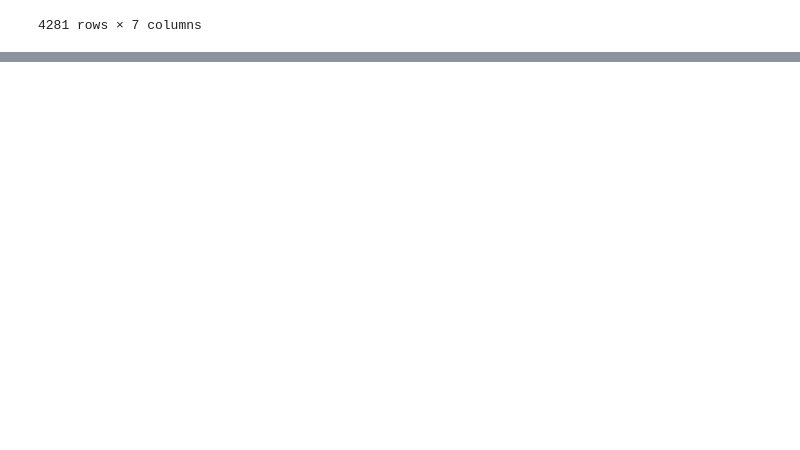
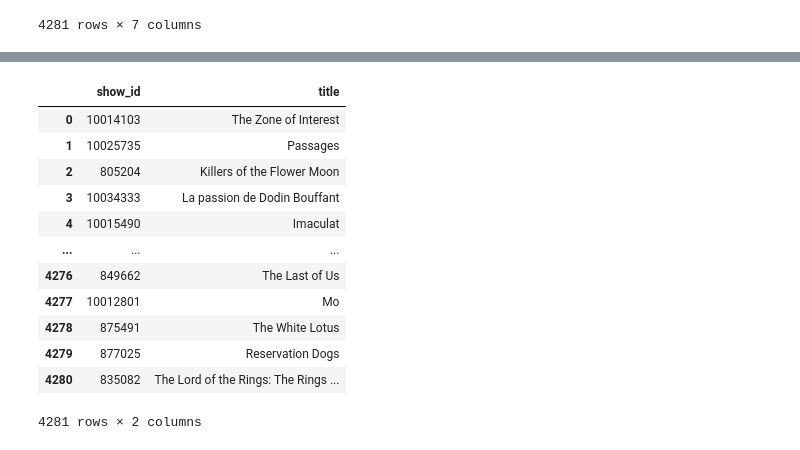
Before and after one commit to Michal299/mm-review-based-rate-ai, a Jupyter notebook: scrapper/filmweb_scrapper.ipynb, the cells around one changed output, grey strips where cells are left out. Cells and saved outputs as stored; diff of their text form; code cells hidden in the pictures; blank space fills up the shorter version.

Commit message:
s3: extend dataset with movie names

```diff
--- a/scrapper/filmweb_scrapper.ipynb
+++ b/scrapper/filmweb_scrapper.ipynb
@@ -390,0 +402,3 @@ df_dataset.to_json('../dataset/dataset.json')
+# %%
+df_dataset = pd.read_csv('../dataset/dataset.csv', encoding='utf-8', sep='$')
+df_dataset
@@ -390,0 +419,30 @@ df_dataset.to_json('../dataset/dataset.json')
+# %%
+def extend_with_title(id):
+    response = filmweb.get_title(id)
+    if response.status_code == 200:
+        if 'originalTitle' not in response.json():
+            title = response.json()['title']
+        else:
+            title = response.json()['originalTitle']
+        print(f'{id} -> {response.json()}')
+        return (id, title)
+    else:
+        print(f"Error: {response.status_code} -> {response.content}")
+        return (id, None)
+# %%
+mapped = []
+# %%
+from time import sleep
+
+input = df_dataset['show_id'].to_list()
+counter = 173
+while counter < len(input):
+    print(f"{counter}/{len(input)}")
+    try:
+        elem = extend_with_title(input[counter])
+        counter += 1
+        mapped.append(elem)
+    except:
+        print(f"Failed for: {input[counter]}. Try again in second.")
+        sleep(1)
+    sleep(0.2)
@@ -390,0 +467,18 @@ df_dataset.to_json('../dataset/dataset.json')
+# %%
+columns = ['show_id', 'title']
+mapped_df = pd.DataFrame(mapped,columns=columns)
+mapped_df
+# %% [output]
+|  | show_id | title |
+| 0 | 10014103 | The Zone of Interest |
+| 1 | 10025735 | Passages |
+| 2 | 805204 | Killers of the Flower Moon |
+| 3 | 10034333 | La passion de Dodin Bouffant |
+| 4 | 10015490 | Imaculat |
+| ... | ... | ... |
+| 4276 | 849662 | The Last of Us |
+| 4277 | 10012801 | Mo |
+| 4278 | 875491 | The White Lotus |
+| 4279 | 877025 | Reservation Dogs |
+| 4280 | 835082 | The Lord of the Rings: The Rings ... |
+4281 rows × 2 columns
```
Also changed, not shown: parts of 5 cells of this notebook, 2 other files.
